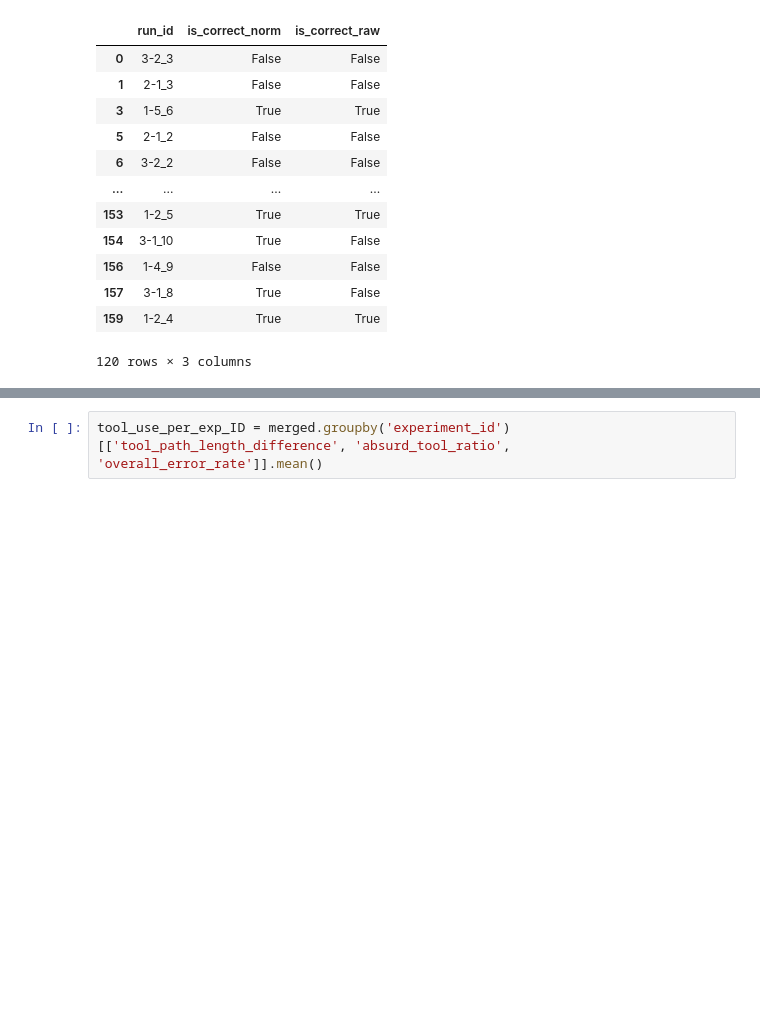
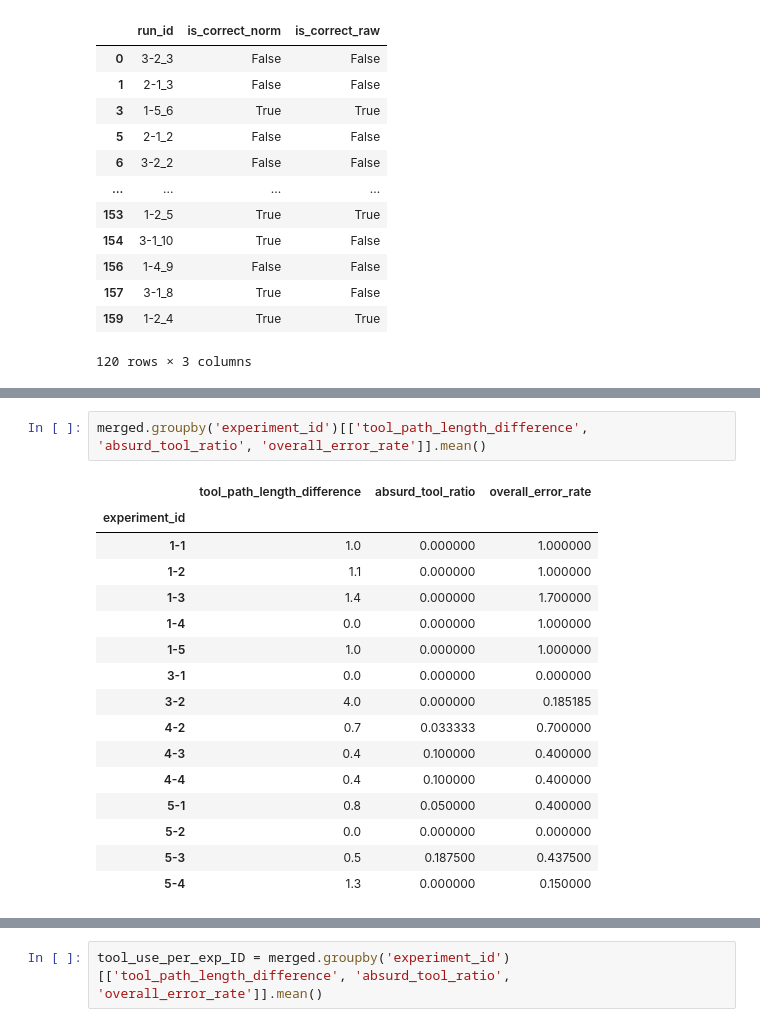
Before and after one commit to dracor-org/dracor-mcp-evaluation, a Jupyter notebook: 2026-JCLS-CDA-Documentation/Chap05_autoEva/responses_analyser.ipynb, the cells around one changed output, grey strips where cells are left out. Drawn from its saved outputs; the diff is of its cells as text; blank space fills up the shorter version.

```diff
--- a/2026-JCLS-CDA-Documentation/Chap05_autoEva/responses_analyser.ipynb
+++ b/2026-JCLS-CDA-Documentation/Chap05_autoEva/responses_analyser.ipynb
@@ -1298,0 +1310,19 @@ merged.head()
+# %%
+merged.groupby('experiment_id')[['tool_path_length_difference', 'absurd_tool_ratio', 'overall_error_rate']].mean()
+# %% [output]
+|  | tool_path_length_difference | absurd_tool_ratio | overall_error_rate |
+| experiment_id |  |  |  |
+| 1-1 | 1.0 | 0.000000 | 1.000000 |
+| 1-2 | 1.1 | 0.000000 | 1.000000 |
+| 1-3 | 1.4 | 0.000000 | 1.700000 |
+| 1-4 | 0.0 | 0.000000 | 1.000000 |
+| 1-5 | 1.0 | 0.000000 | 1.000000 |
+| 3-1 | 0.0 | 0.000000 | 0.000000 |
+| 3-2 | 4.0 | 0.000000 | 0.185185 |
+| 4-2 | 0.7 | 0.033333 | 0.700000 |
+| 4-3 | 0.4 | 0.100000 | 0.400000 |
+| 4-4 | 0.4 | 0.100000 | 0.400000 |
+| 5-1 | 0.8 | 0.050000 | 0.400000 |
+| 5-2 | 0.0 | 0.000000 | 0.000000 |
+| 5-3 | 0.5 | 0.187500 | 0.437500 |
+| 5-4 | 1.3 | 0.000000 | 0.150000 |
```
Also changed, not shown: parts of 7 cells of this notebook.
